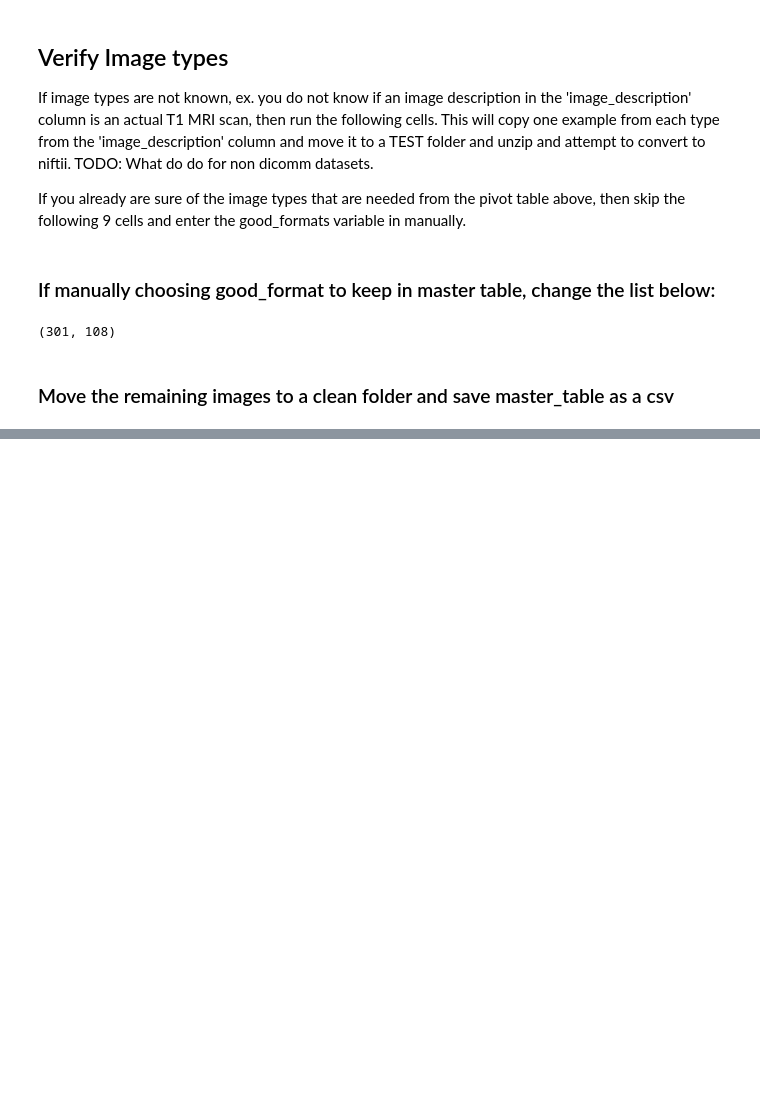
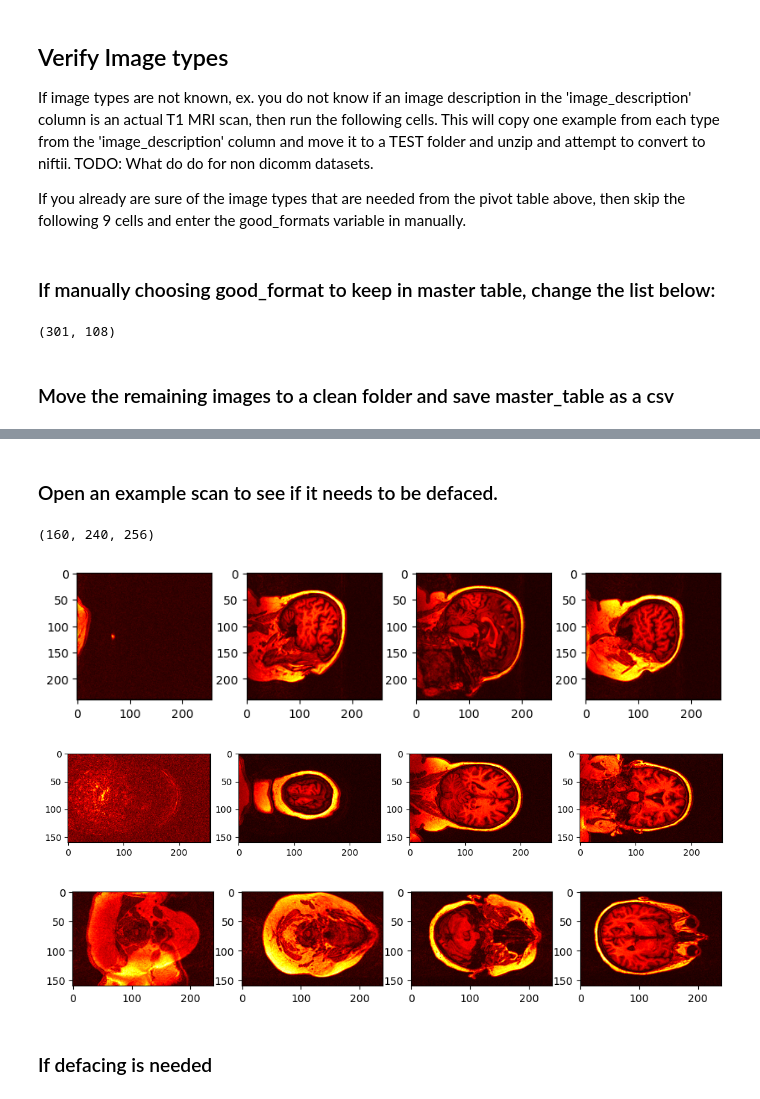
Before and after one commit to Team-MIND/dataset_integration, a Jupyter notebook: notebooks/trim dataset.ipynb, the cells around one changed output, grey strips where cells are left out. Cells and saved outputs as stored; diff of their text form; code cells hidden in the pictures; blank space fills up the shorter version.

```diff
--- a/notebooks/trim dataset.ipynb
+++ b/notebooks/trim dataset.ipynb
@@ -304,3 +306,9 @@ for i,row in master_table.iterrows():
 master_table['image_file'] = new_paths
 # %%
 master_table.to_csv(os.path.join(clean_dir, 'master_table.csv'), sep = '\t', index = False)
+# %%
+file_dict = {}
+
+
+for i,row in master_table.iterrows():
+    file_dict[row['src_subject_id']] = row['image_file']
@@ -306,0 +317,4 @@ master_table.to_csv(os.path.join(clean_dir, 'master_table.csv'), sep = '\t', ind
+# %%
+data_dir = os.path.join(path, 'image03')
+clean_dir = os.path.join(data_dir, 'CLEAN')
+master_table = pd.read_csv(os.path.join(clean_dir, 'master_table.csv'), sep = '\t')
@@ -306,0 +410,35 @@ master_table.to_csv(os.path.join(clean_dir, 'master_table.csv'), sep = '\t', ind
+# %% [markdown]
+### Open an example scan to see if it needs to be defaced.
+# %%
+
+
+img = nib.load(os.path.join(clean_dir, 'S0162SNQ-1-2', 'S0162SNQ-1-2.nii'))
+img = img.get_fdata()
+img.shape
+# %% [output]
+(160, 240, 256)
+# %%
+img_t1 = img[:,:,:]
+num_img = len(list(range(0,img.shape[0],40)))
+fig = plt.figure(figsize=(10, 2), dpi=100)
+for i,p in enumerate(range(0,img.shape[0],40)):
+    ax1 = fig.add_subplot(1,num_img,i+1)
+    plt.imshow(img_t1[p,:,:], cmap = 'hot')
+
+num_img = len(list(range(0,img.shape[1],40)))
+fig = plt.figure(figsize=(20, 2), dpi=100)
+for i,p in enumerate(range(0,img.shape[0],40)):
+    ax1 = fig.add_subplot(1,num_img,i+1)
+    plt.imshow(img_t1[:,p,:], cmap = 'hot')
+
+num_img = len(list(range(0,img.shape[2],40)))
+fig = plt.figure(figsize=(20, 2), dpi=100)
+for i,p in enumerate(range(0,img.shape[0],40)):
+    ax1 = fig.add_subplot(1,num_img,i+1)
+    plt.imshow(img_t1[:,:,p], cmap = 'hot')
+# %% [output]
+[figure, added]
+[figure, added]
+[figure, added]
+# %% [markdown]
+### If defacing is needed
```
Also changed, not shown: parts of 23 cells of this notebook.
